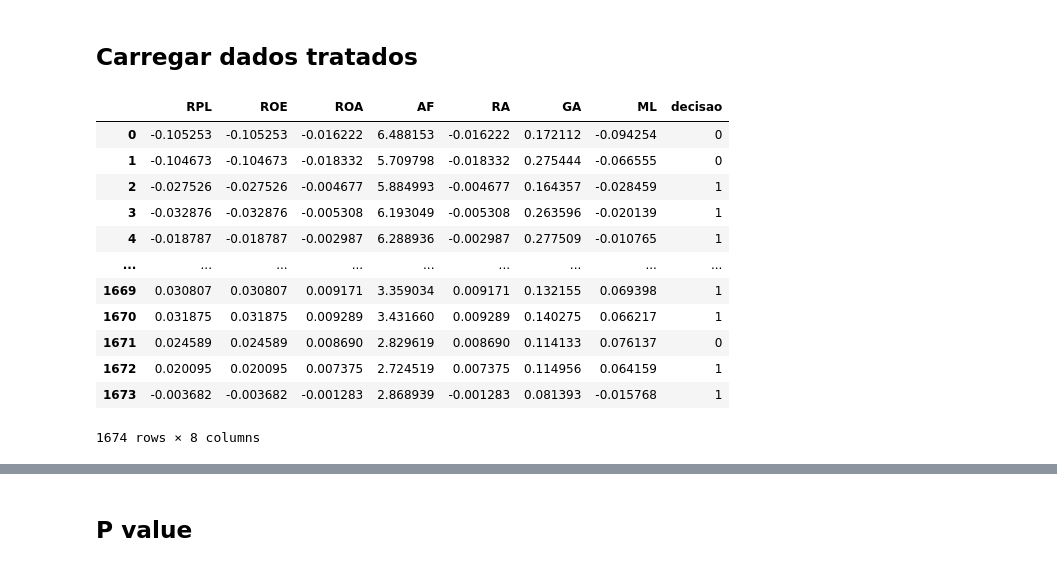
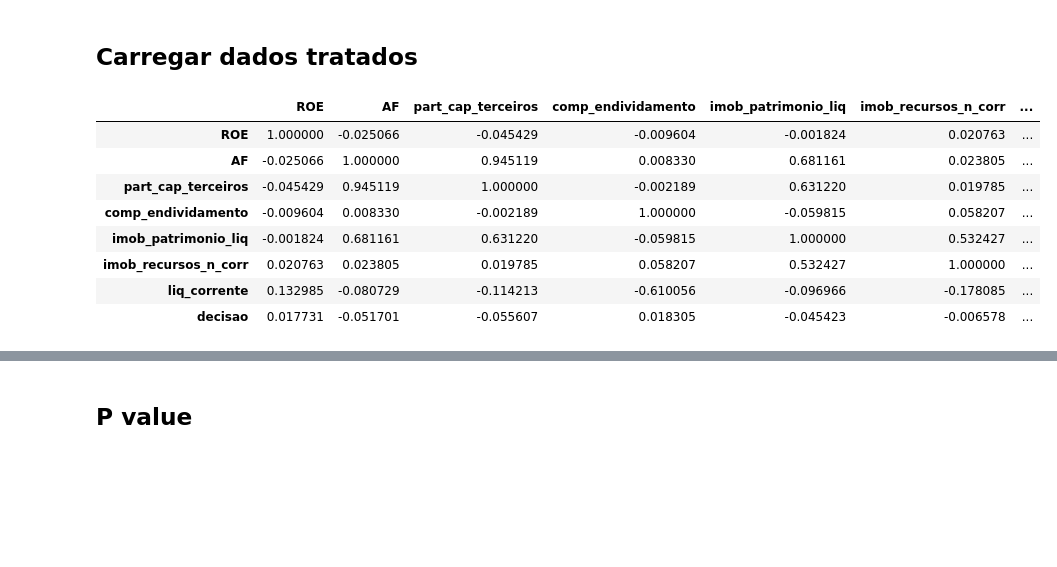
Before and after one commit to ricardomdesa/TCC-PUC-2020, a Jupyter notebook: notebooks/analis_descritiva.ipynb, the cells around one changed output, grey strips where cells are left out. Saved outputs shown, nothing was run; the diff lists cells and outputs as text; code cells hidden in the pictures; blank space fills up the shorter version.

```diff
--- a/notebooks/analis_descritiva.ipynb
+++ b/notebooks/analis_descritiva.ipynb
@@ -36,7 +36,7 @@ from sklearn.metrics import make_scorer, precision_score
 
 import joblib
 # %%
-df = joblib.load("../out/database_unico.joblib")
-
-df = df.iloc[:, 1:]
+def carregar_joblib():
+    df = joblib.load("../out/tratamento_target.joblib")
+    return df
 # %%
@@ -46,19 +47,15 @@ fig.show()
 # %%
-df
+df.corr()
 # %% [output]
-|  | RPL | ROE | ROA | AF | RA | GA | ML | decisao |
-| 0 | -0.105253 | -0.105253 | -0.016222 | 6.488153 | -0.016222 | 0.172112 | -0.094254 | 0 |
-| 1 | -0.104673 | -0.104673 | -0.018332 | 5.709798 | -0.018332 | 0.275444 | -0.066555 | 0 |
-| 2 | -0.027526 | -0.027526 | -0.004677 | 5.884993 | -0.004677 | 0.164357 | -0.028459 | 1 |
-| 3 | -0.032876 | -0.032876 | -0.005308 | 6.193049 | -0.005308 | 0.263596 | -0.020139 | 1 |
-| 4 | -0.018787 | -0.018787 | -0.002987 | 6.288936 | -0.002987 | 0.277509 | -0.010765 | 1 |
-| ... | ... | ... | ... | ... | ... | ... | ... | ... |
-| 1669 | 0.030807 | 0.030807 | 0.009171 | 3.359034 | 0.009171 | 0.132155 | 0.069398 | 1 |
-| 1670 | 0.031875 | 0.031875 | 0.009289 | 3.431660 | 0.009289 | 0.140275 | 0.066217 | 1 |
-| 1671 | 0.024589 | 0.024589 | 0.008690 | 2.829619 | 0.008690 | 0.114133 | 0.076137 | 0 |
-| 1672 | 0.020095 | 0.020095 | 0.007375 | 2.724519 | 0.007375 | 0.114956 | 0.064159 | 1 |
-| 1673 | -0.003682 | -0.003682 | -0.001283 | 2.868939 | -0.001283 | 0.081393 | -0.015768 | 1 |
+|  | ROE | AF | part_cap_terceiros | comp_endividamento | imob_patrimonio_liq | imob_recursos_n_corr | ... |
+| ROE | 1.000000 | -0.025066 | -0.045429 | -0.009604 | -0.001824 | 0.020763 | ... |
+| AF | -0.025066 | 1.000000 | 0.945119 | 0.008330 | 0.681161 | 0.023805 | ... |
+| part_cap_terceiros | -0.045429 | 0.945119 | 1.000000 | -0.002189 | 0.631220 | 0.019785 | ... |
+| comp_endividamento | -0.009604 | 0.008330 | -0.002189 | 1.000000 | -0.059815 | 0.058207 | ... |
+| imob_patrimonio_liq | -0.001824 | 0.681161 | 0.631220 | -0.059815 | 1.000000 | 0.532427 | ... |
+| imob_recursos_n_corr | 0.020763 | 0.023805 | 0.019785 | 0.058207 | 0.532427 | 1.000000 | ... |
+| liq_corrente | 0.132985 | -0.080729 | -0.114213 | -0.610056 | -0.096966 | -0.178085 | ... |
+| decisao | 0.017731 | -0.051701 | -0.055607 | 0.018305 | -0.045423 | -0.006578 | ... |
-1674 rows × 8 columns
 # %%
 def print_correlacoes(df):
     correlacoes = df.corr()
```
Also changed, not shown: parts of 16 cells of this notebook, 1 other file.
